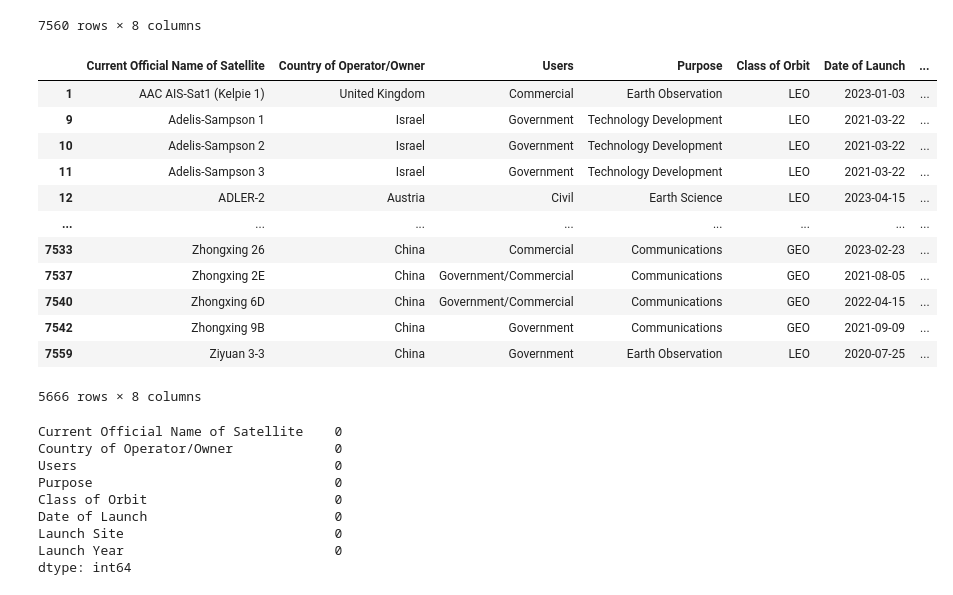
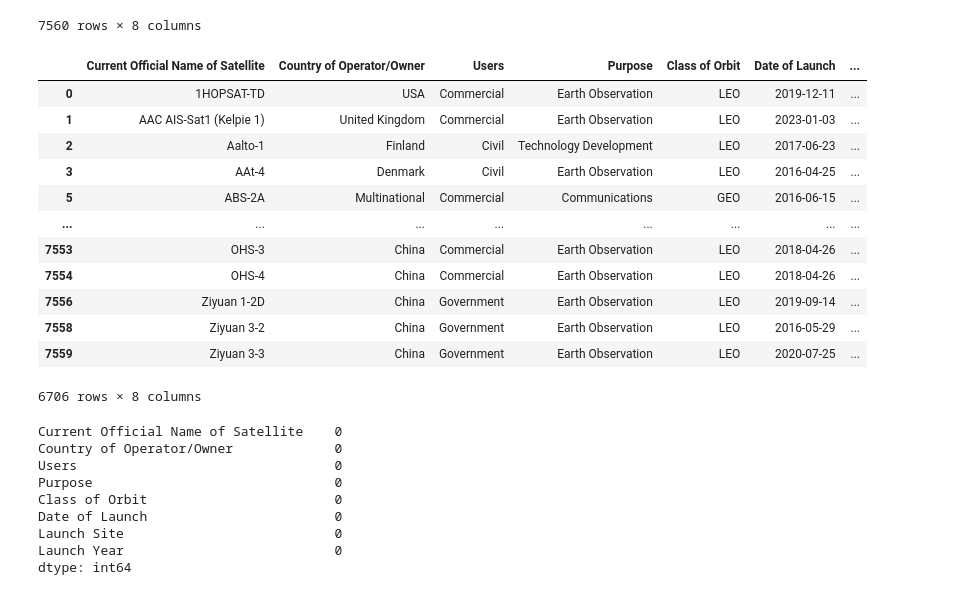
Before and after one commit to tashhalex/DDI-midterm, a Jupyter notebook: midterm.ipynb, the cells around one changed output. Saved outputs shown, nothing was run; the diff lists cells and outputs as text; code cells hidden in the pictures.

```diff
--- a/midterm.ipynb
+++ b/midterm.ipynb
@@ -142,22 +142,22 @@ See the caveats in the documentation: https://pandas.pydata.org/pandas-docs/stab
 7560 rows × 8 columns
 # %%
 # Narrow it down to launches within the last 5 years
-filtered_df = cleaned_satellite_df[cleaned_satellite_df['Launch Year'] >= 2020]
+filtered_df = cleaned_satellite_df[cleaned_satellite_df['Launch Year'] >= 2015]
 filtered_df
 # %% [output]
 |  | Current Official Name of Satellite | Country of Operator/Owner | Users | Purpose | Class of Orbit | Date of Launch | ... |
+| 0 | 1HOPSAT-TD | USA | Commercial | Earth Observation | LEO | 2019-12-11 | ... |
 | 1 | AAC AIS-Sat1 (Kelpie 1) | United Kingdom | Commercial | Earth Observation | LEO | 2023-01-03 | ... |
-| 9 | Adelis-Sampson 1 | Israel | Government | Technology Development | LEO | 2021-03-22 | ... |
-| 10 | Adelis-Sampson 2 | Israel | Government | Technology Development | LEO | 2021-03-22 | ... |
-| 11 | Adelis-Sampson 3 | Israel | Government | Technology Development | LEO | 2021-03-22 | ... |
-| 12 | ADLER-2 | Austria | Civil | Earth Science | LEO | 2023-04-15 | ... |
+| 2 | Aalto-1 | Finland | Civil | Technology Development | LEO | 2017-06-23 | ... |
+| 3 | AAt-4 | Denmark | Civil | Earth Observation | LEO | 2016-04-25 | ... |
+| 5 | ABS-2A | Multinational | Commercial | Communications | GEO | 2016-06-15 | ... |
 | ... | ... | ... | ... | ... | ... | ... | ... |
-| 7533 | Zhongxing 26 | China | Commercial | Communications | GEO | 2023-02-23 | ... |
-| 7537 | Zhongxing 2E | China | Government/Commercial | Communications | GEO | 2021-08-05 | ... |
-| 7540 | Zhongxing 6D | China | Government/Commercial | Communications | GEO | 2022-04-15 | ... |
-| 7542 | Zhongxing 9B | China | Government | Communications | GEO | 2021-09-09 | ... |
+| 7553 | OHS-3 | China | Commercial | Earth Observation | LEO | 2018-04-26 | ... |
+| 7554 | OHS-4 | China | Commercial | Earth Observation | LEO | 2018-04-26 | ... |
+| 7556 | Ziyuan 1-2D | China | Government | Earth Observation | LEO | 2019-09-14 | ... |
+| 7558 | Ziyuan 3-2 | China | Government | Earth Observation | LEO | 2016-05-29 | ... |
 | 7559 | Ziyuan 3-3 | China | Government | Earth Observation | LEO | 2020-07-25 | ... |
-5666 rows × 8 columns
+6706 rows × 8 columns
 # %%
 # Check for null values in my final data set
 filtered_df.isnull().sum()
```
Also changed, not shown: parts of 6 cells of this notebook, 3 other files.
